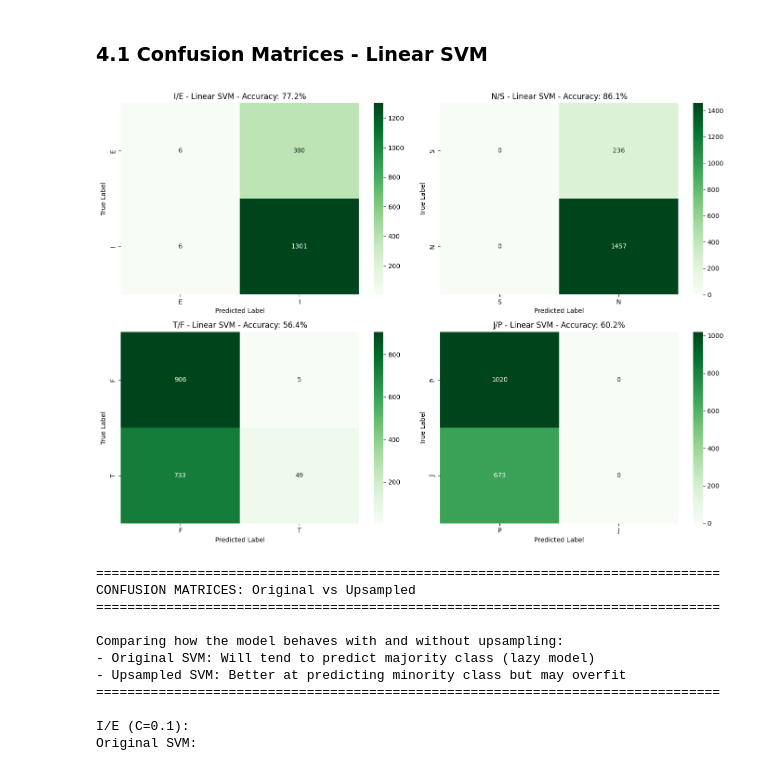
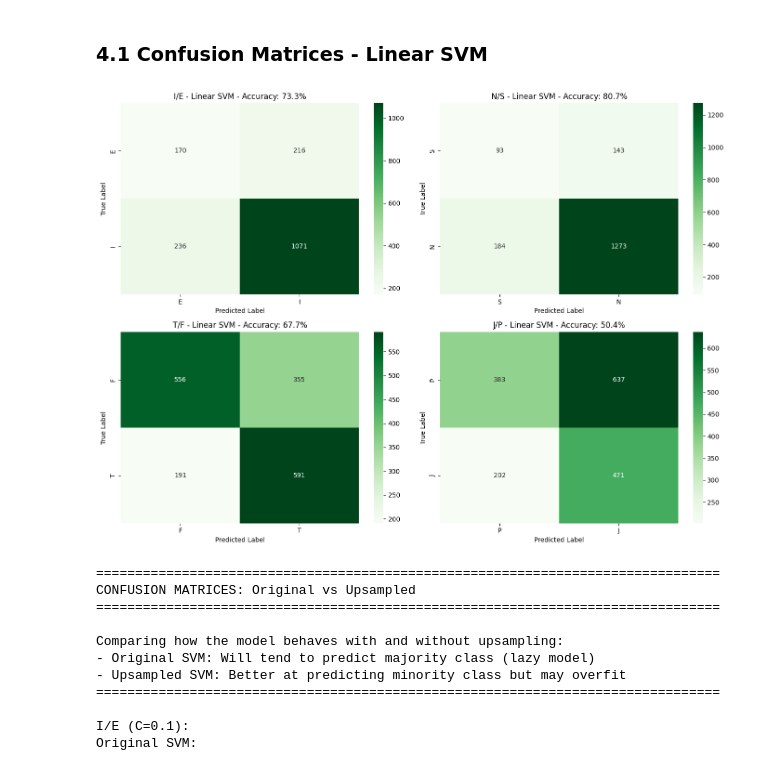
Before and after one commit to GentNisjes/ML_MBTI_project, a Jupyter notebook: notebooks/mbti_svm.ipynb, the cells around one changed output. Cells and saved outputs as stored; diff of their text form; code cells hidden in the pictures.

```diff
--- a/notebooks/mbti_svm.ipynb
+++ b/notebooks/mbti_svm.ipynb
@@ -678,24 +678,24 @@ AVERAGE       47.83%     51.45%     50.25%     73.12%     78.72%     45.51%
 # %%
 # Plot confusion matrices for Linear SVM
 fig, axes = plt.subplots(2, 2, figsize=(14, 10))
 axes = axes.ravel()
 
-for idx, (dim_name, res) in enumerate(results_linear.items()):
+for idx, (dim_name, res) in enumerate(results_linear_upsampled.items()):
     cm = confusion_matrix(res['y_test'], res['y_pred'])
     pos_class = dim_name.split('/')[0]
     neg_class = dim_name.split('/')[1]
 
     sns.heatmap(cm, annot=True, fmt='d', cmap='Greens', ax=axes[idx],
                 xticklabels=[neg_class, pos_class],
                 yticklabels=[neg_class, pos_class])
     axes[idx].set_ylabel('True Label')
     axes[idx].set_xlabel('Predicted Label')
     axes[idx].set_title(f'{dim_name} - Linear SVM - Accuracy: {res["accuracy"]:.1f}%')
 
 plt.tight_layout()
 plt.show()
 # %% [output]
-[figure, old version]
+[figure, new version]
 # %%
 print("\n" + "=" * 80)
 print("CONFUSION MATRICES: Original vs Upsampled")
```
Also changed, not shown: parts of 2 cells of this notebook, 12 other files.
